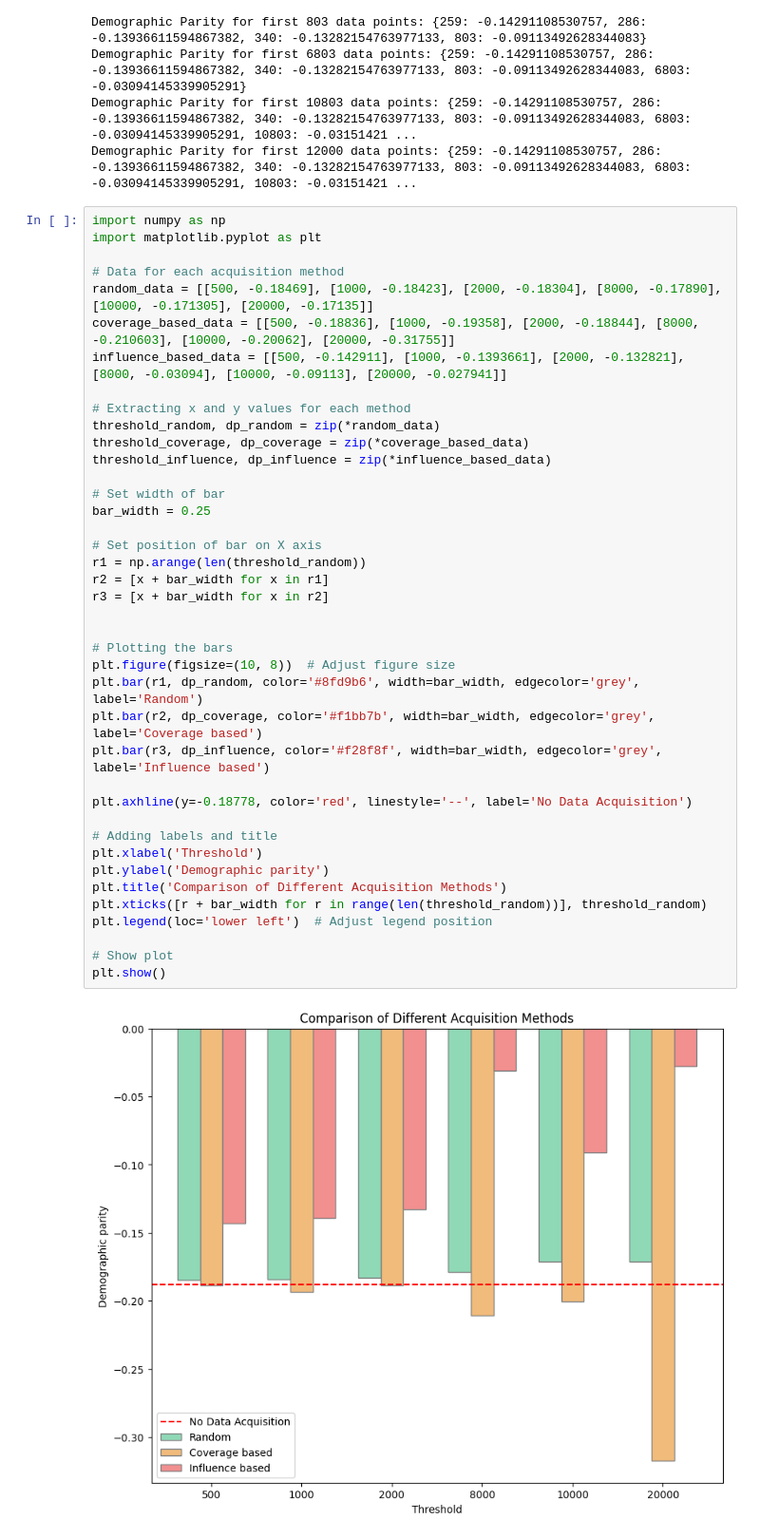
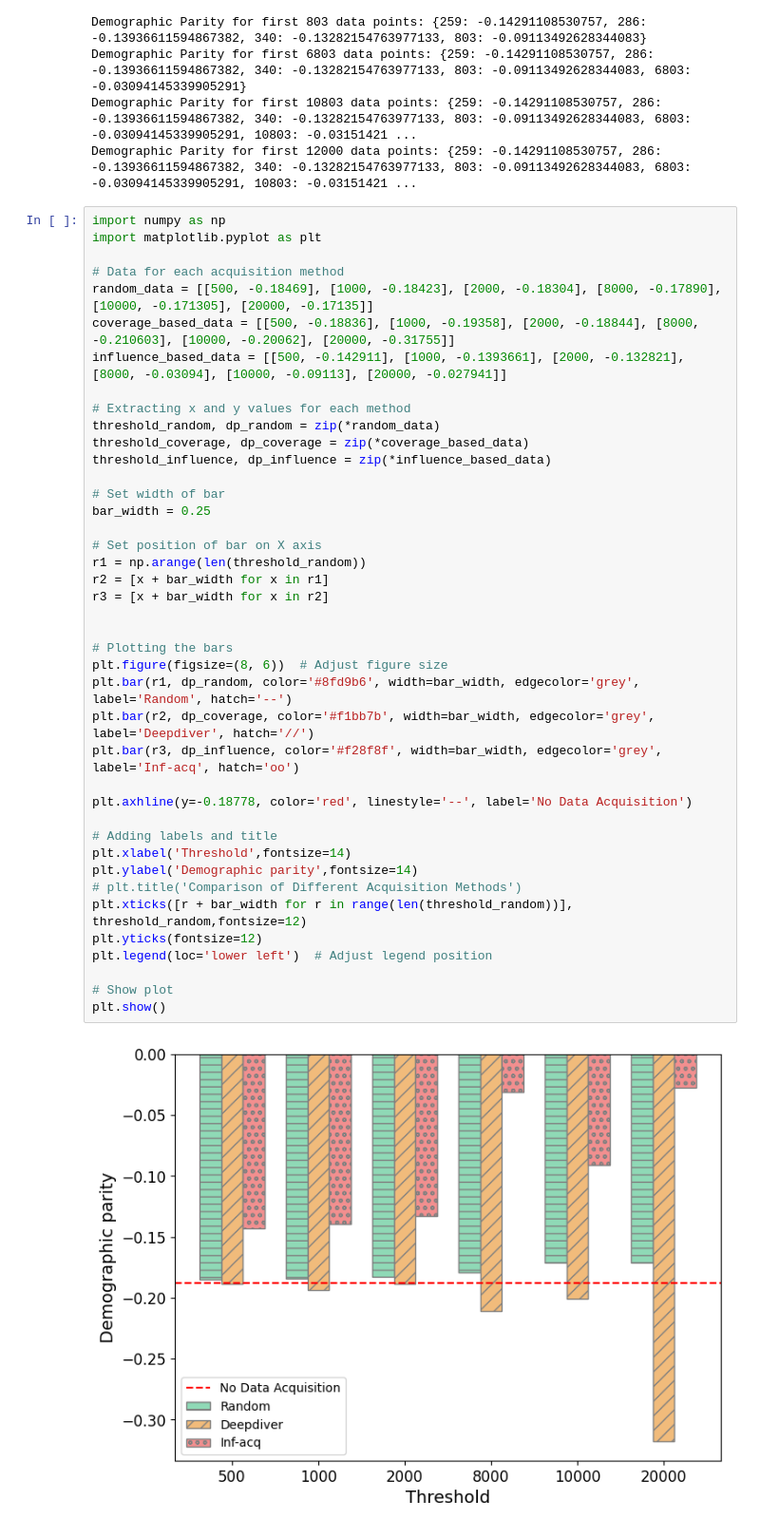
Before and after one commit to ekta0596/DataAcquisition-valuation, a Jupyter notebook: AdultDatasetInfluence.ipynb, the cells around one changed output. Shown at 95% size. Drawn from its saved outputs; the diff is of its cells as text.

Commit message:
Modified plots to the standard

```diff
--- a/AdultDatasetInfluence.ipynb
+++ b/AdultDatasetInfluence.ipynb
@@ -781,42 +781,43 @@ import matplotlib.pyplot as plt
 
 # Data for each acquisition method
 random_data = [[500, -0.18469], [1000, -0.18423], [2000, -0.18304], [8000, -0.17890], [10000, -0.171305], [20000, -0.17135]]
 coverage_based_data = [[500, -0.18836], [1000, -0.19358], [2000, -0.18844], [8000, -0.210603], [10000, -0.20062], [20000, -0.31755]]
 influence_based_data = [[500, -0.142911], [1000, -0.1393661], [2000, -0.132821], [8000, -0.03094], [10000, -0.09113], [20000, -0.027941]]
 
 # Extracting x and y values for each method
 threshold_random, dp_random = zip(*random_data)
 threshold_coverage, dp_coverage = zip(*coverage_based_data)
 threshold_influence, dp_influence = zip(*influence_based_data)
 
 # Set width of bar
 bar_width = 0.25
 
 # Set position of bar on X axis
 r1 = np.arange(len(threshold_random))
 r2 = [x + bar_width for x in r1]
 r3 = [x + bar_width for x in r2]
 
 
 # Plotting the bars
-plt.figure(figsize=(10, 8))  # Adjust figure size
-plt.bar(r1, dp_random, color='#8fd9b6', width=bar_width, edgecolor='grey', label='Random')
-plt.bar(r2, dp_coverage, color='#f1bb7b', width=bar_width, edgecolor='grey', label='Coverage based')
-plt.bar(r3, dp_influence, color='#f28f8f', width=bar_width, edgecolor='grey', label='Influence based')
+plt.figure(figsize=(8, 6))  # Adjust figure size
+plt.bar(r1, dp_random, color='#8fd9b6', width=bar_width, edgecolor='grey', label='Random', hatch='--')
+plt.bar(r2, dp_coverage, color='#f1bb7b', width=bar_width, edgecolor='grey', label='Deepdiver', hatch='//')
+plt.bar(r3, dp_influence, color='#f28f8f', width=bar_width, edgecolor='grey', label='Inf-acq', hatch='oo')
 
 plt.axhline(y=-0.18778, color='red', linestyle='--', label='No Data Acquisition')
 
 # Adding labels and title
-plt.xlabel('Threshold')
-plt.ylabel('Demographic parity')
-plt.title('Comparison of Different Acquisition Methods')
-plt.xticks([r + bar_width for r in range(len(threshold_random))], threshold_random)
+plt.xlabel('Threshold',fontsize=14)
+plt.ylabel('Demographic parity',fontsize=14)
+# plt.title('Comparison of Different Acquisition Methods')
+plt.xticks([r + bar_width for r in range(len(threshold_random))], threshold_random,fontsize=12)
+plt.yticks(fontsize=12)
 plt.legend(loc='lower left')  # Adjust legend position
 
 # Show plot
 plt.show()
 # %% [output]
-[figure, old version]
+[figure, new version]
 # %%
 counts_to_check = [0, 1000, 2000, 3000, 4000, 5000, 6000, 7000, 8000, 9000, 10000, 11000, 12000, 13000, 14000, 15000, 15800]
 
```
Also changed, not shown: parts of 5 cells of this notebook, 5 other files.
